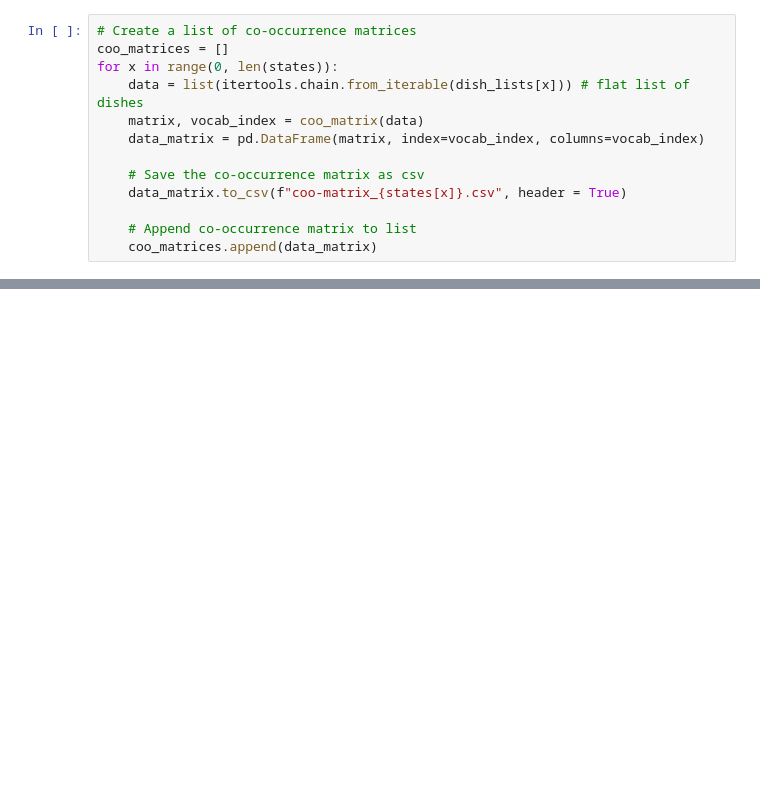
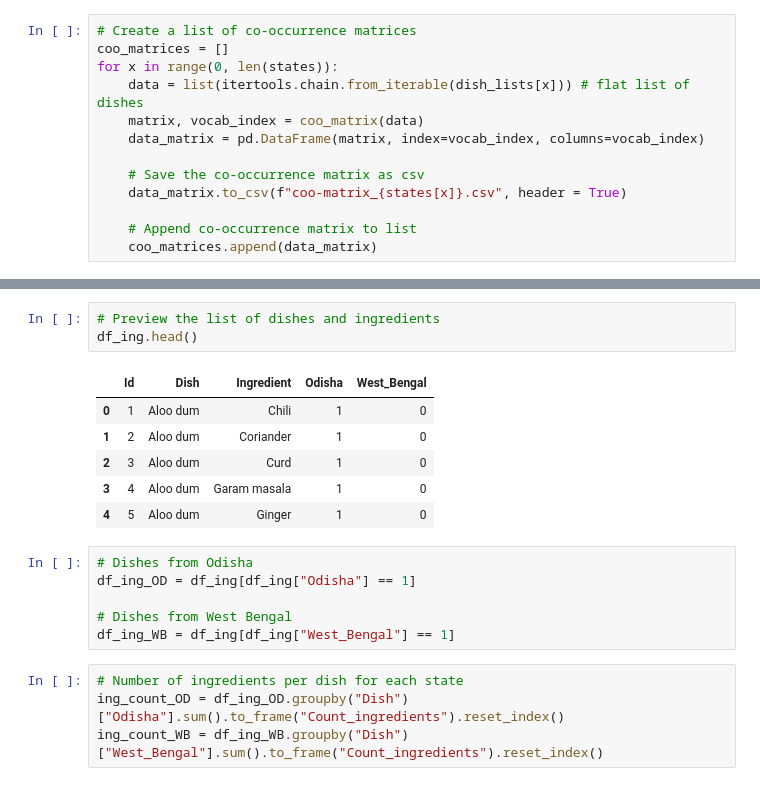
Before and after one commit to rochiecuevas/FoodChoice, a Jupyter notebook: Expert_Elicitation.ipynb, the cells around one changed output, grey strips where cells are left out. Cells and saved outputs as stored; diff of their text form; blank space fills up the shorter version.

```diff
--- a/Expert_Elicitation.ipynb
+++ b/Expert_Elicitation.ipynb
@@ -258,0 +272,20 @@ coo_matrices[0]
+# %%
+# Preview the list of dishes and ingredients
+df_ing.head()
+# %% [output]
+|  | Id | Dish | Ingredient | Odisha | West_Bengal |
+| 0 | 1 | Aloo dum | Chili | 1 | 0 |
+| 1 | 2 | Aloo dum | Coriander | 1 | 0 |
+| 2 | 3 | Aloo dum | Curd | 1 | 0 |
+| 3 | 4 | Aloo dum | Garam masala | 1 | 0 |
+| 4 | 5 | Aloo dum | Ginger | 1 | 0 |
+# %%
+# Dishes from Odisha
+df_ing_OD = df_ing[df_ing["Odisha"] == 1]
+
+# Dishes from West Bengal
+df_ing_WB = df_ing[df_ing["West_Bengal"] == 1]
+# %%
+# Number of ingredients per dish for each state
+ing_count_OD = df_ing_OD.groupby("Dish")["Odisha"].sum().to_frame("Count_ingredients").reset_index()
+ing_count_WB = df_ing_WB.groupby("Dish")["West_Bengal"].sum().to_frame("Count_ingredients").reset_index()
```
Also changed, not shown: parts of 9 cells of this notebook.
